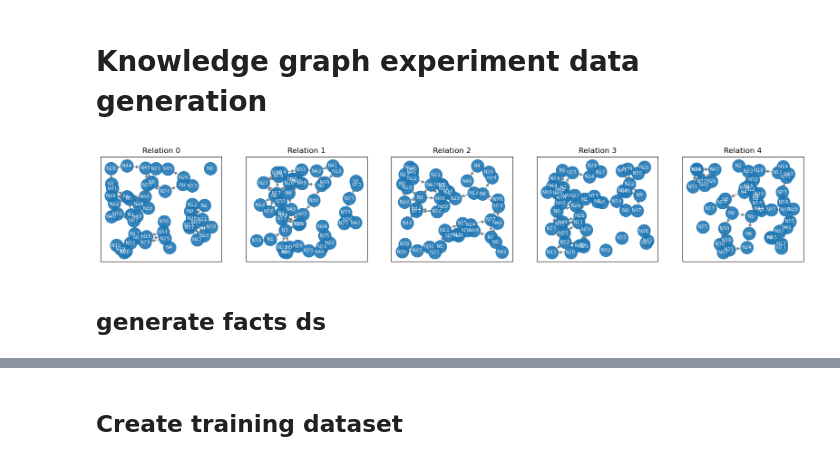
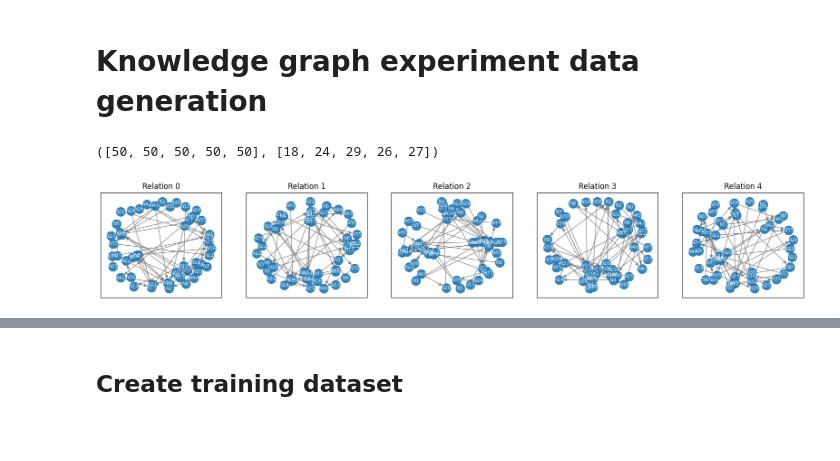
Before and after one commit to katareah/Controllability-and-Robustness, a Jupyter notebook: data_generation/knowledge_graph.ipynb, the cells around one changed output, grey strips where cells are left out. Drawn from its saved outputs; the diff is of its cells as text; code cells hidden in the pictures; blank space fills up the shorter version.

Commit message:
graph generation update

```diff
--- a/data_generation/knowledge_graph.ipynb
+++ b/data_generation/knowledge_graph.ipynb
@@ -47,12 +19,37 @@ graphs = [to_directed(graph) for graph in graphs]
 # %%
-rel = 0
+# randomly generate a graph with unique object for each (subject, relation) pair
 
-# visualize graphs
-fig, axs = plt.subplots(ncols=n_relations, figsize=(4*n_relations,3))
-options = {"edge_color": "tab:gray", "node_size": 400, "alpha": 0.9, "node_color": "tab:blue", "font_color": "whitesmoke", "font_size": 8}
-for rel in range(n_relations):
-    pos = nx.get_node_attributes(graphs[rel], 'pos')
-    nx.draw_networkx(graphs[rel], pos=pos, **options, ax=axs[rel])
-    axs[rel].set_title(f"Relation {rel}");
+def generate_graph(n_nodes, n_relations, p=1):
+    graphs = [nx.DiGraph() for _ in range(n_relations)]
+    for i in range(len(graphs)):
+        graph = graphs[i]
+        graph.add_nodes_from(node_vocab)
+        for node in node_vocab:
+            if np.random.rand() < p:
+            # remove self loops
+                obj_node = np.random.choice(node_vocab)
+                if node != obj_node:
+                    graph.add_edge(node, obj_node, relation=f'R{i}')
+    return graphs
+
+def draw_graph(graphs):
+    fig, axs = plt.subplots(ncols=n_relations, figsize=(4*n_relations,3))
+    options = {"edge_color": "tab:gray", "node_size": 200, "alpha": 0.9, "node_color": "tab:blue", "font_color": "whitesmoke", "font_size": 8}
+    for rel in range(n_relations):
+        pos = nx.spring_layout(graphs[rel])
+
+        nx.draw_networkx(graph[rel], pos=pos, **options, ax=axs[rel])
+        axs[rel].set_title(f"Relation {rel}")
+
+graphs = generate_graph(n_nodes, n_relations, p=0.5)
+draw_graph(graphs)
+
+# graph information
+def get_graph_info(graphs):
+    n_edges = [graph.number_of_edges() for graph in graphs]
+    n_nodes = [graph.number_of_nodes() for graph in graphs]
+    return n_nodes, n_edges
+print(get_graph_info(graphs))
 # %% [output]
+([50, 50, 50, 50, 50], [18, 24, 29, 26, 27])
-[figure, old version]
+[figure, new version]
@@ -61,2 +55,0 @@ facts = {rel: list(graphs[rel].edges) for rel in range(n_relations)}
-# %% [markdown]
-## generate facts ds
```
Also changed, not shown: parts of 19 cells of this notebook, 1 other file.
